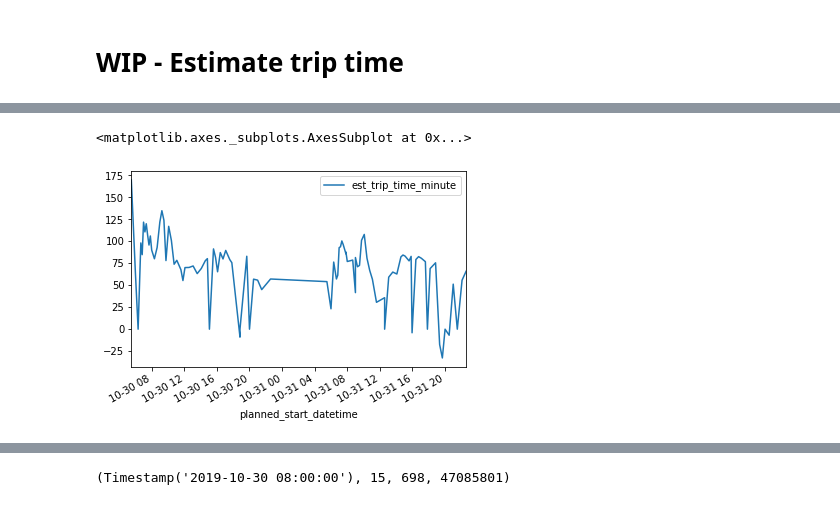
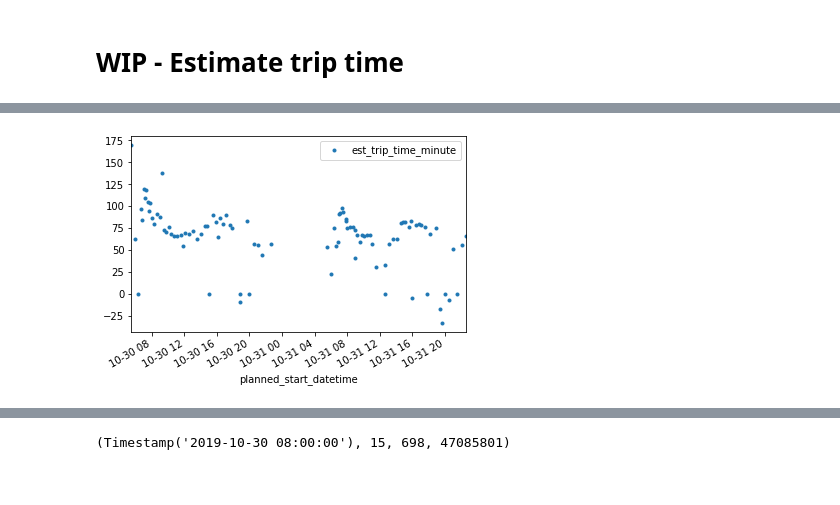
Before and after one commit to hasadna/open-bus, a Jupyter notebook: notebooks/Nativ_plus_get_trips_duration_Nov_2019.ipynb, the cells around one changed output, grey strips where cells are left out. Cells and saved outputs as stored; diff of their text form; code cells hidden in the pictures.

Commit message:
started investigating trips with a non-positive trip time in order to clean the results

```diff
--- a/notebooks/Nativ_plus_get_trips_duration_Nov_2019.ipynb
+++ b/notebooks/Nativ_plus_get_trips_duration_Nov_2019.ipynb
@@ -316,7 +321,7 @@ def get_stops_df_per_route_date(row, stops_seq_cols=['all_stop_id', 'all_stop_co
     return pd.DataFrame(stops_dict)
 # %%
 # reshape the stops_data df to have one row per route_id, date and stop:
-stops_df = pd.concat([get_stops_df_per_route_date(row) for ind, row in stops_data.iterrows()], axis=0)
+stops_df = pd.concat([get_stops_df_per_route_date(row) for ind, row in stops_data_raw.iterrows()], axis=0)
 stops_df.columns = [col.replace('all_', '') for col in stops_df.columns]
 stops_df[['lat', 'lon']] = stops_df.stop_latlon.str.split(',', expand=True).astype(float)
 stops_df
@@ -378,18 +443,23 @@ def trip_time(siri_trip, stops_df, stop1=1, stop2=-2):
     # trip time (for now, very naive and rough estimation of the trip between second and last stop):
     bus_at_stops = detect_bus_at_stops(trip_df=ord_trip,
                                        stops_df=stops_for_trip,
-                                       stops_inds=[1, last_stop_ind],
+                                       stops_inds=[stop1, stop2],
                                        time_at_stop_func=closest_to_point)
 
-    t = bus_at_stops[last_stop_ind][0] - bus_at_stops[1][0]
+    t = bus_at_stops[stop2][0] - bus_at_stops[stop1][0]
     t_minutes = t / np.timedelta64(1, 'm')
     return t_minutes
 # %%
 # group siri by trip, and get the trip time for each trip:
+trip_params = ['planned_start_datetime', 'agency_id', 'route_id', 'route_short_name', 'bus_id']
 res = []
-for ids, grp in siri_data[siri_data.lat > 0].groupby(['planned_start_datetime', 'agency_id', 'route_id', 'bus_id'],
-                                 sort=True):
+for ids, grp in siri_data[siri_data.lat > 0].groupby(trip_params, sort=True):
     t = trip_time(grp, stops_df)
-    res.append((ids[0], t))
-#     break
-res_df = pd.DataFrame(res, columns=['planned_start_datetime', 'est_trip_time_minute'])
+#     res.append((ids[0], t))
+    res.append((*ids, t))
+
+res_df = pd.DataFrame(res, columns=trip_params + ['est_trip_time_minute'])
+res_df.shape
+
+
+### TODO - continue from here - make sure lat and lon are used correctly! then continue with constraining unreasonable points!
@@ -400,5 +488,5 @@ res_df.shape
 # %%
-res_df.plot('planned_start_datetime', 'est_trip_time_minute')
+res_df.plot('planned_start_datetime', 'est_trip_time_minute', ls='', marker='.')
+plt.show()
 # %% [output]
-<matplotlib.axes._subplots.AxesSubplot at 0x...>
-[figure, old version]
+[figure, new version]
```
Also changed, not shown: parts of 23 cells of this notebook.
